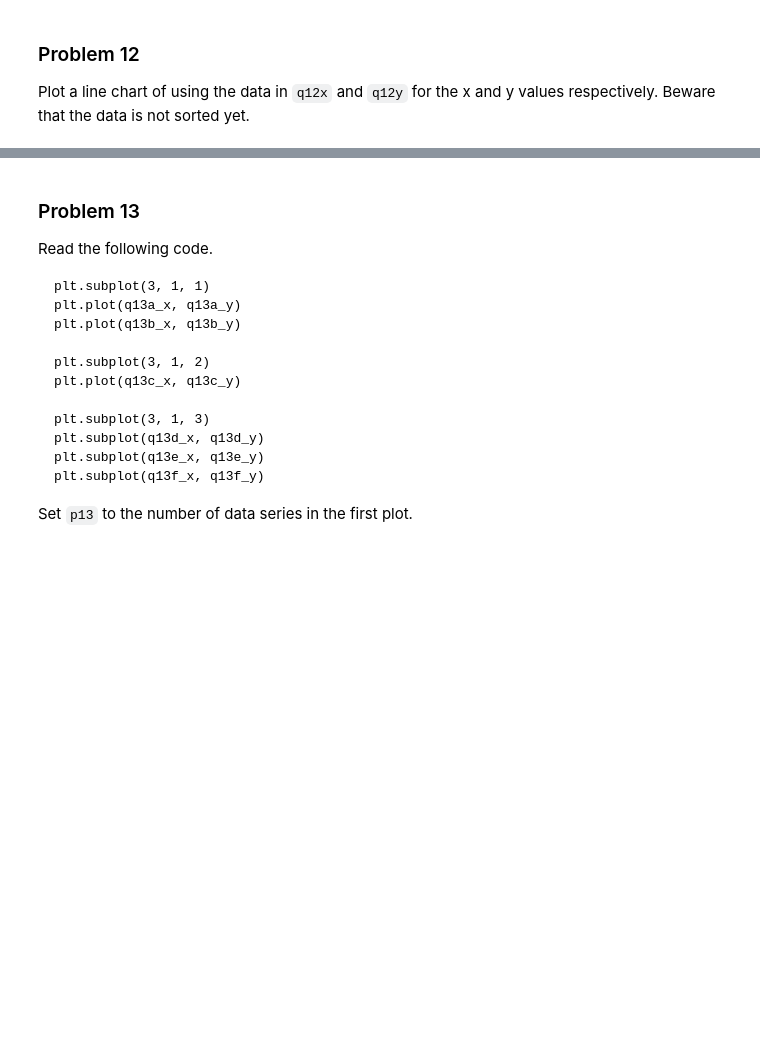
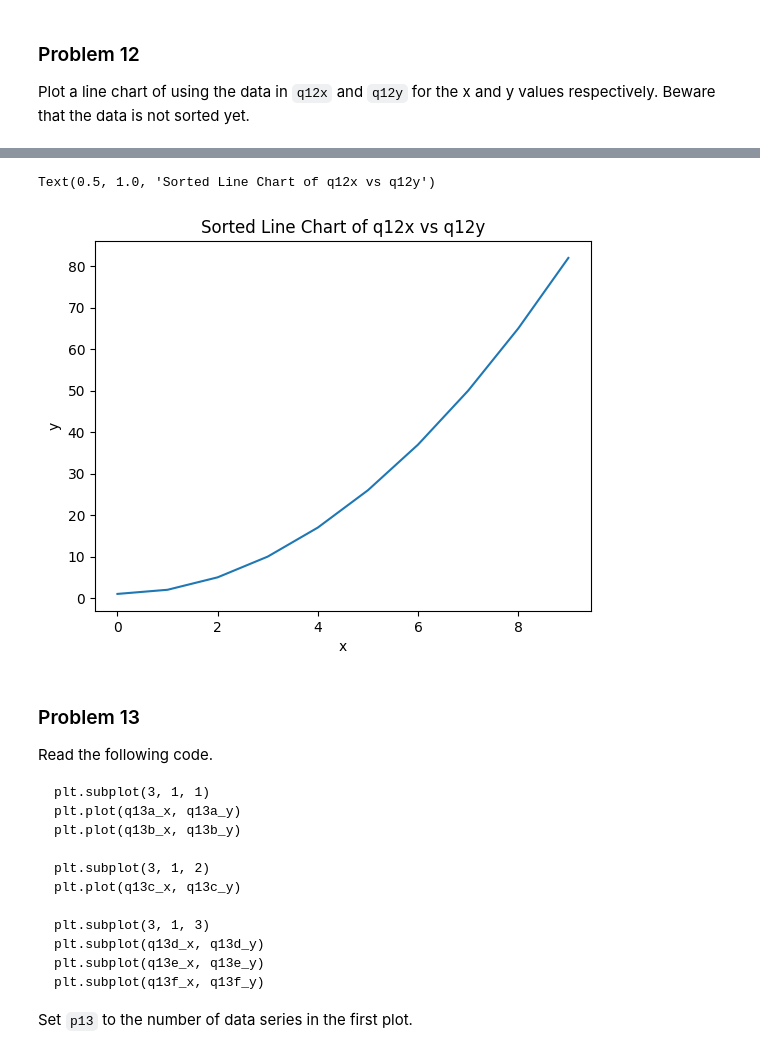
Before and after one commit to aqds-hub/Learning, a Jupyter notebook: dx602-homework-05-main/homework.ipynb, the cells around one changed output, grey strips where cells are left out. Drawn from its saved outputs; the diff is of its cells as text; code cells hidden in the pictures; blank space fills up the shorter version.

```diff
--- a/dx602-homework-05-main/homework.ipynb
+++ b/dx602-homework-05-main/homework.ipynb
@@ -308,3 +315,17 @@ Ellipsis
+# %%
+# YOUR CHANGES HERE
+
+sorted_pairs = sorted(zip(q12x, q12y))
+sorted_x = [x for x, y in sorted_pairs]
+sorted_y = [y for x, y in sorted_pairs]
+
+plt.plot(sorted_x, sorted_y)
+plt.xlabel("x")
+plt.ylabel("y")
+plt.title("Sorted Line Chart of q12x vs q12y")
+# %% [output]
+Text(0.5, 1.0, 'Sorted Line Chart of q12x vs q12y')
+[figure, added]
 # %% [markdown]
 ### Problem 13
 
```
Also changed, not shown: parts of 16 cells of this notebook, 1 other file.
